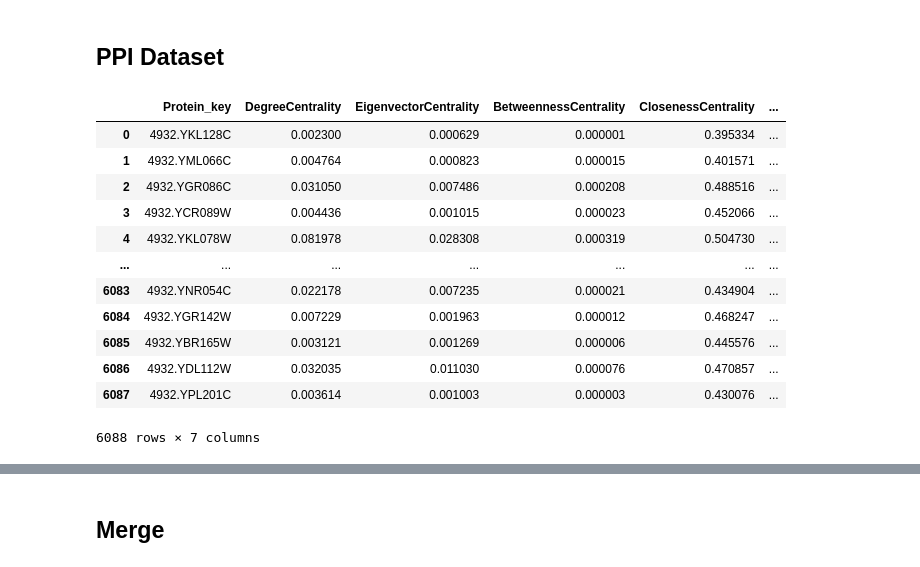
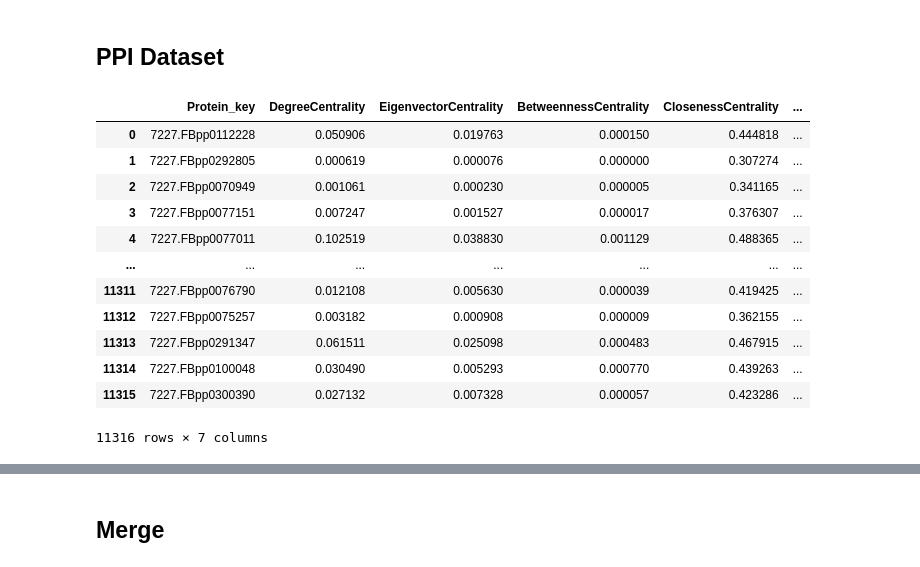
Before and after one commit to JessicaIta/sequence-protein-features, a Jupyter notebook: sequence-protein-features.ipynb, the cells around one changed output, grey strips where cells are left out. Cells and saved outputs as stored; diff of their text form; code cells hidden in the pictures.

```diff
--- a/sequence-protein-features.ipynb
+++ b/sequence-protein-features.ipynb
@@ -113,20 +129,20 @@ df_bio
 # %% [markdown]
 ## PPI Dataset
 # %%
-df_ppi = pd.read_csv('data/proteins_features_cerevisiae.csv')
+df_ppi = pd.read_csv('data/proteins_features_droso.csv')
 df_ppi
 # %% [output]
 |  | Protein_key | DegreeCentrality | EigenvectorCentrality | BetweennessCentrality | ClosenessCentrality | ... |
-| 0 | 4932.YKL128C | 0.002300 | 0.000629 | 0.000001 | 0.395334 | ... |
-| 1 | 4932.YML066C | 0.004764 | 0.000823 | 0.000015 | 0.401571 | ... |
-| 2 | 4932.YGR086C | 0.031050 | 0.007486 | 0.000208 | 0.488516 | ... |
-| 3 | 4932.YCR089W | 0.004436 | 0.001015 | 0.000023 | 0.452066 | ... |
-| 4 | 4932.YKL078W | 0.081978 | 0.028308 | 0.000319 | 0.504730 | ... |
+| 0 | 7227.FBpp0112228 | 0.050906 | 0.019763 | 0.000150 | 0.444818 | ... |
+| 1 | 7227.FBpp0292805 | 0.000619 | 0.000076 | 0.000000 | 0.307274 | ... |
+| 2 | 7227.FBpp0070949 | 0.001061 | 0.000230 | 0.000005 | 0.341165 | ... |
+| 3 | 7227.FBpp0077151 | 0.007247 | 0.001527 | 0.000017 | 0.376307 | ... |
+| 4 | 7227.FBpp0077011 | 0.102519 | 0.038830 | 0.001129 | 0.488365 | ... |
 | ... | ... | ... | ... | ... | ... | ... |
-| 6083 | 4932.YNR054C | 0.022178 | 0.007235 | 0.000021 | 0.434904 | ... |
-| 6084 | 4932.YGR142W | 0.007229 | 0.001963 | 0.000012 | 0.468247 | ... |
-| 6085 | 4932.YBR165W | 0.003121 | 0.001269 | 0.000006 | 0.445576 | ... |
-| 6086 | 4932.YDL112W | 0.032035 | 0.011030 | 0.000076 | 0.470857 | ... |
-| 6087 | 4932.YPL201C | 0.003614 | 0.001003 | 0.000003 | 0.430076 | ... |
+| 11311 | 7227.FBpp0076790 | 0.012108 | 0.005630 | 0.000039 | 0.419425 | ... |
+| 11312 | 7227.FBpp0075257 | 0.003182 | 0.000908 | 0.000009 | 0.362155 | ... |
+| 11313 | 7227.FBpp0291347 | 0.061511 | 0.025098 | 0.000483 | 0.467915 | ... |
+| 11314 | 7227.FBpp0100048 | 0.030490 | 0.005293 | 0.000770 | 0.439263 | ... |
+| 11315 | 7227.FBpp0300390 | 0.027132 | 0.007328 | 0.000057 | 0.423286 | ... |
-6088 rows × 7 columns
+11316 rows × 7 columns
 # %%
```
Also changed, not shown: parts of 11 cells of this notebook, 4 other files.
